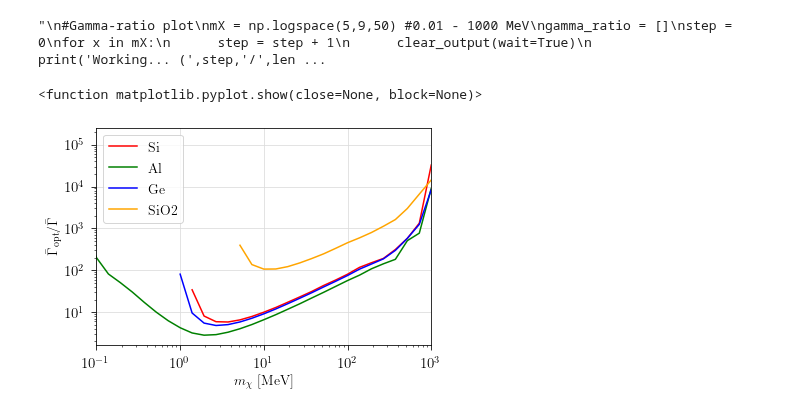
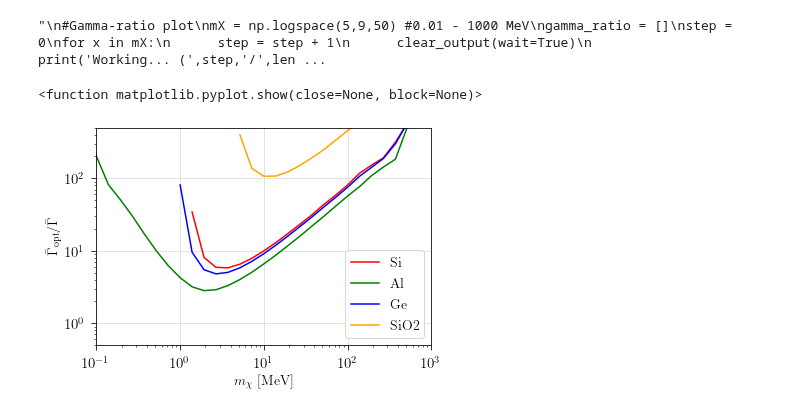
Before and after one commit to QU35T5/DarkELF, a Jupyter notebook: examples/gamma_ratio.ipynb, the cells around one changed output. Saved outputs shown, nothing was run; the diff lists cells and outputs as text; code cells hidden in the pictures.

Commit message:
changed ylim

```diff
--- a/examples/gamma_ratio.ipynb
+++ b/examples/gamma_ratio.ipynb
@@ -365,37 +365,37 @@ for x in mX:
       Ge_gamma_ratio.append(gamma_opt(m_chi)/Ge_gamma_bar())
       SiO2_gamma_ratio.append(gamma_opt(m_chi)/SiO2_gamma_bar())
 
 clear_output(wait=True)
 
 mX = mX/1e6
 '''
-
+'''
 #Saving the data for future use
 np.save('OurData/Si 4,7 eV.npy',Si_gamma_ratio)
 np.save('OurData/Ge 3,6 eV.npy',Ge_gamma_ratio)
 np.save('OurData/Al 10 meV.npy',Al_gamma_ratio)
 np.save('OurData/SiO2 16.8 eV.npy',SiO2_gamma_ratio)
-
+'''
 #Loading data
 #example = np.load(OurData/example.npy)
 
 #Plot
 plt.loglog(mX,Si_gamma_ratio,color = 'red',label = 'Si')
 plt.loglog(mX,Al_gamma_ratio,color = 'green',label = 'Al')
 plt.loglog(mX,Ge_gamma_ratio,color = 'blue',label ='Ge')
 plt.loglog(mX,SiO2_gamma_ratio,color = 'orange',label ='SiO2')
 
 plt.xlabel(r'$m_\mathrm{\chi} \mathrm{\; [MeV]}$')
 plt.ylabel(r'$\bar{\Gamma}_{\mathrm{opt}}/\bar{\Gamma}$')
 plt.legend()
 plt.grid(color='gainsboro')
 plt.xlim([1e-1,1e3])
-#plt.ylim([1e0,1e7])
+plt.ylim([.5e0,5e2])
 plt.show
 #plt.savefig('figures/Si 4,7eV Ge 3,6eV Al 10 meV SiO2 8.4 eV 50 steps.pdf',bbox_inches='tight')
 # %% [output]
 <function matplotlib.pyplot.show(close=None, block=None)>
-[figure, old version]
+[figure, new version]
 # %%
 #ELF CONTOUR PLOT
 
```
